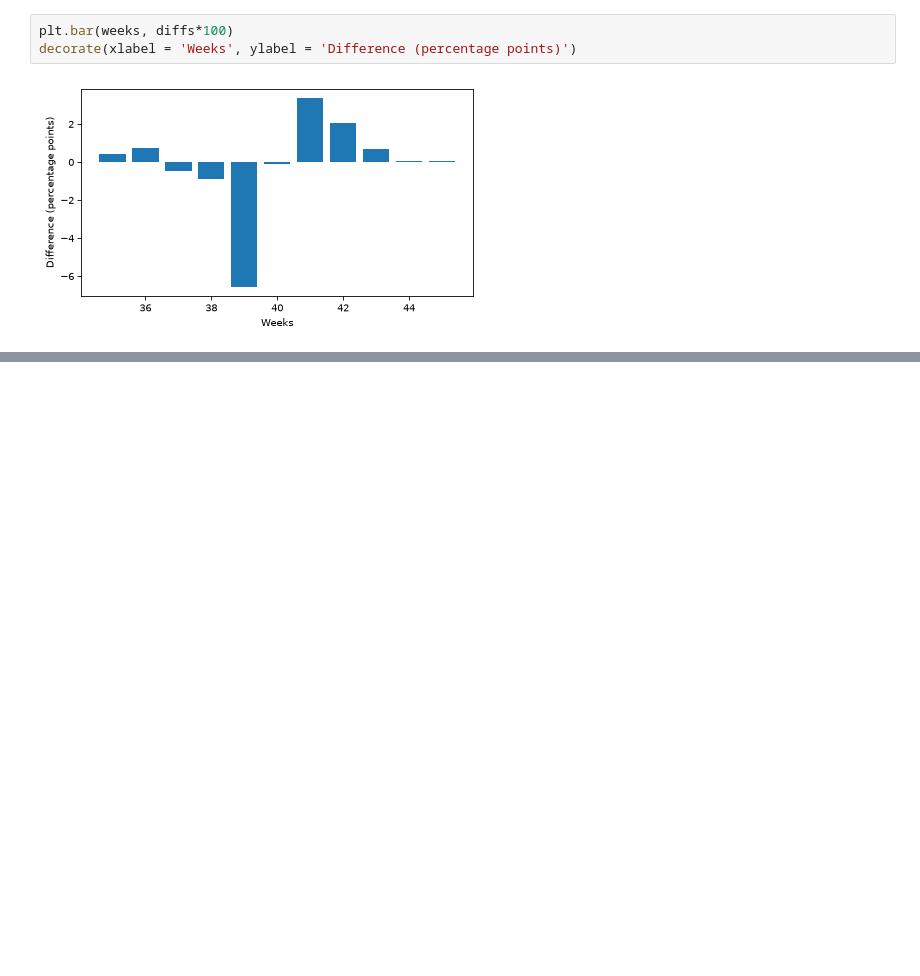
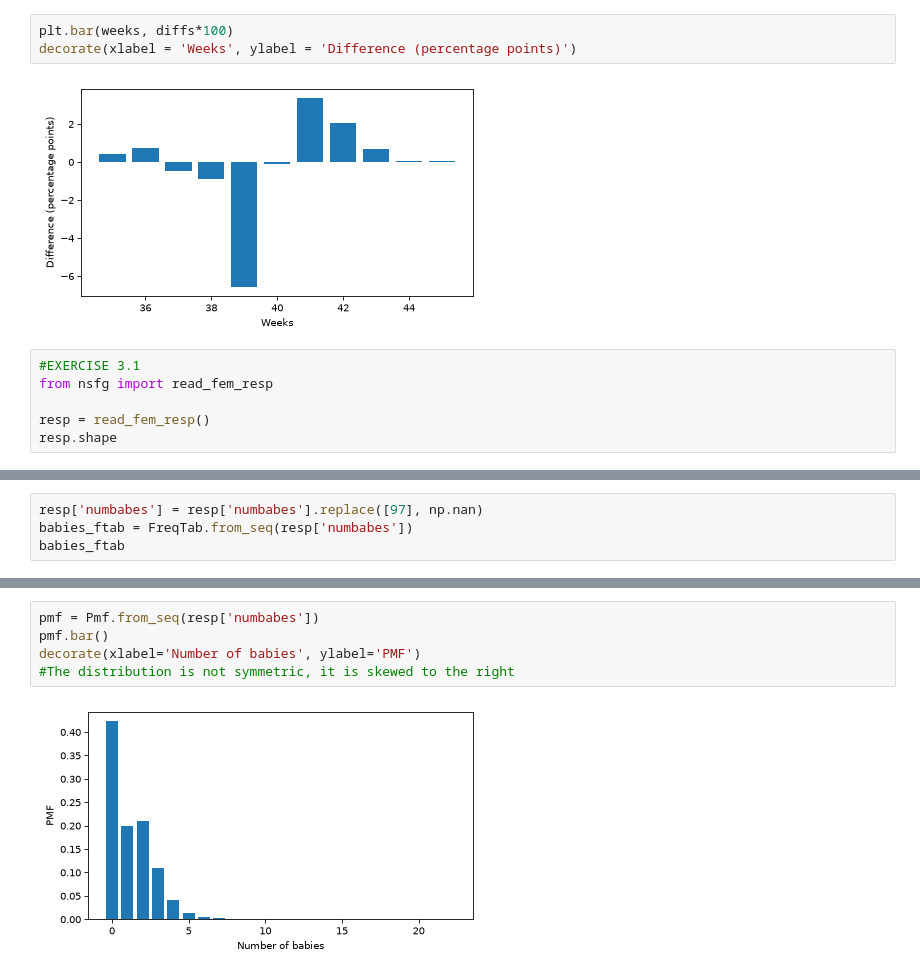
Before and after one commit to acsiuc/think-stats, a Jupyter notebook: notebooks/chapter-03.ipynb, the cells around one changed output, grey strips where cells are left out. Saved outputs shown, nothing was run; the diff lists cells and outputs as text; blank space fills up the shorter version.

Commit message:
chapter-03: exercise 3.1

```diff
--- a/notebooks/chapter-03.ipynb
+++ b/notebooks/chapter-03.ipynb
@@ -258,3 +258,9 @@ plt.bar(weeks, diffs*100)
 decorate(xlabel = 'Weeks', ylabel = 'Difference (percentage points)')
 # %% [output]
 [figure]
+# %%
+#EXERCISE 3.1
+from nsfg import read_fem_resp
+
+resp = read_fem_resp()
+resp.shape
@@ -260,0 +290,4 @@ decorate(xlabel = 'Weeks', ylabel = 'Difference (percentage points)')
+# %%
+resp['numbabes'] = resp['numbabes'].replace([97], np.nan)
+babies_ftab = FreqTab.from_seq(resp['numbabes'])
+babies_ftab
@@ -260,0 +310,7 @@ decorate(xlabel = 'Weeks', ylabel = 'Difference (percentage points)')
+# %%
+pmf = Pmf.from_seq(resp['numbabes'])
+pmf.bar()
+decorate(xlabel='Number of babies', ylabel='PMF')
+#The distribution is not symmetric, it is skewed to the right
+# %% [output]
+[figure, added]
```
Also changed, not shown: parts of 3 cells of this notebook.
